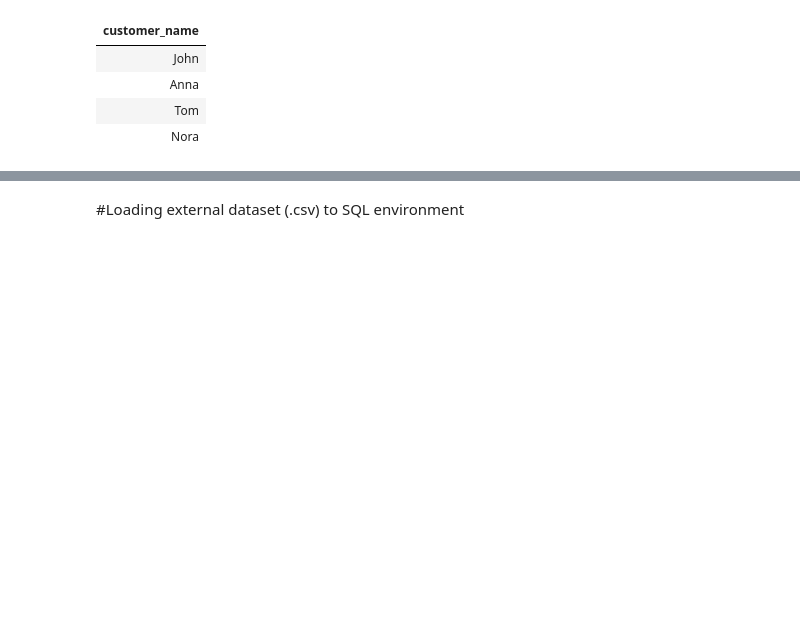
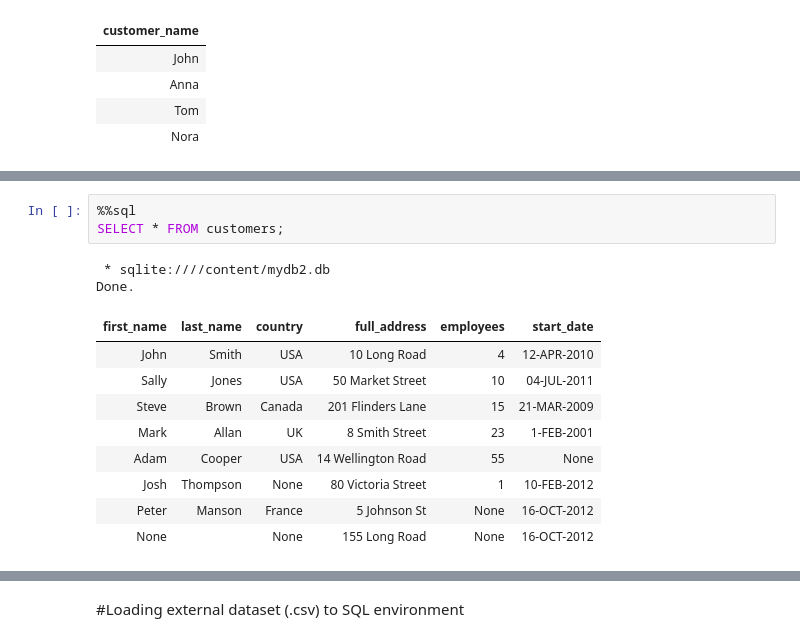
Before and after one commit to salemprakash/FoDS-Fall-2025-26, a Jupyter notebook: Module 2 Sql.ipynb, the cells around one changed output, grey strips where cells are left out. Saved outputs shown, nothing was run; the diff lists cells and outputs as text; blank space fills up the shorter version.

```diff
--- a/Module 2 Sql.ipynb
+++ b/Module 2 Sql.ipynb
@@ -1081,0 +1127,15 @@ Done.
+# %%
+%%sql
+SELECT * FROM customers;
+# %% [output]
+ * sqlite:////content/mydb2.db
+Done.
+| first_name | last_name | country | full_address | employees | start_date |
+| John | Smith | USA | 10 Long Road | 4 | 12-APR-2010 |
+| Sally | Jones | USA | 50 Market Street | 10 | 04-JUL-2011 |
+| Steve | Brown | Canada | 201 Flinders Lane | 15 | 21-MAR-2009 |
+| Mark | Allan | UK | 8 Smith Street | 23 | 1-FEB-2001 |
+| Adam | Cooper | USA | 14 Wellington Road | 55 | None |
+| Josh | Thompson | None | 80 Victoria Street | 1 | 10-FEB-2012 |
+| Peter | Manson | France | 5 Johnson St | None | 16-OCT-2012 |
+| None |  | None | 155 Long Road | None | 16-OCT-2012 |
```
Also changed, not shown: parts of 4 cells of this notebook.
